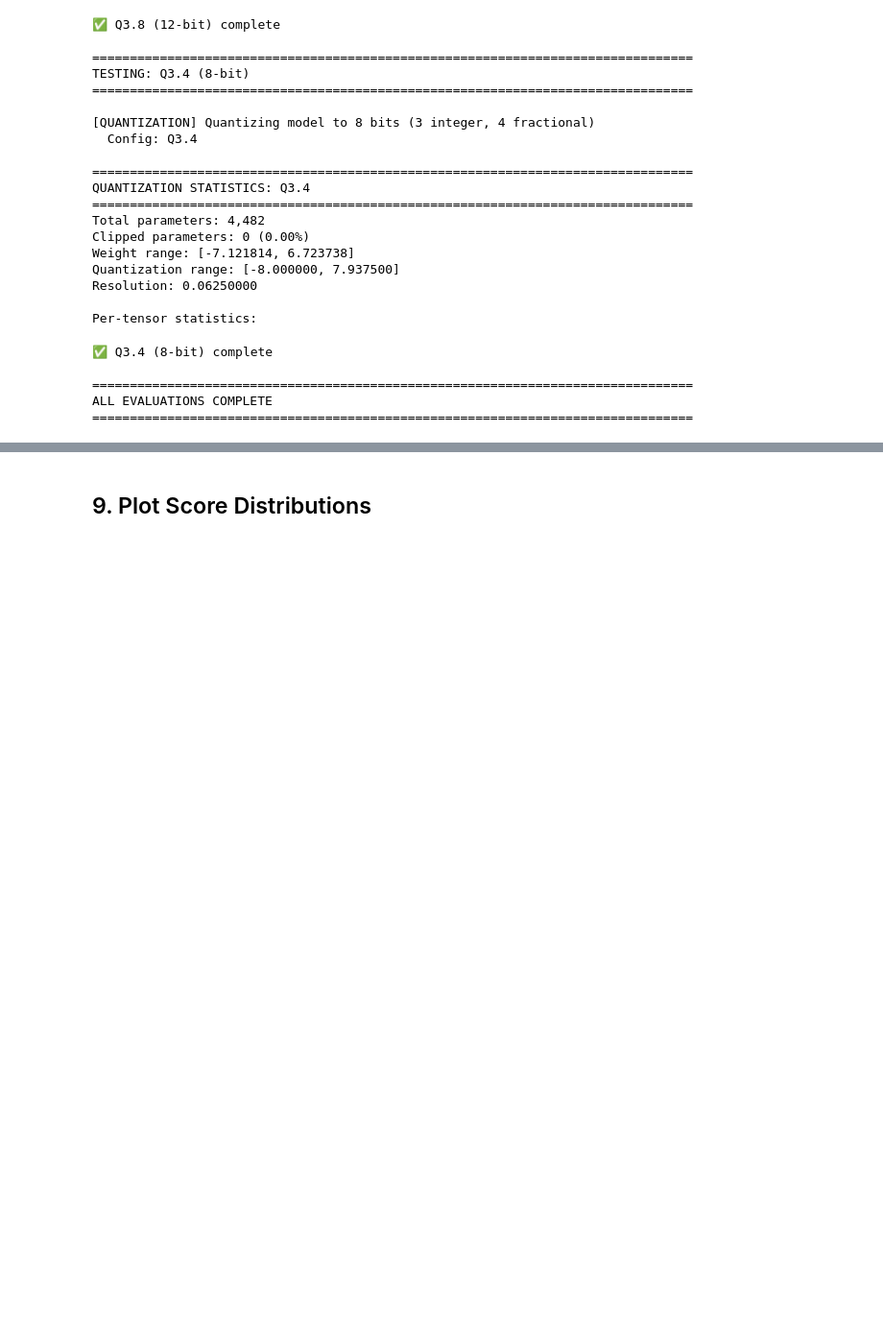
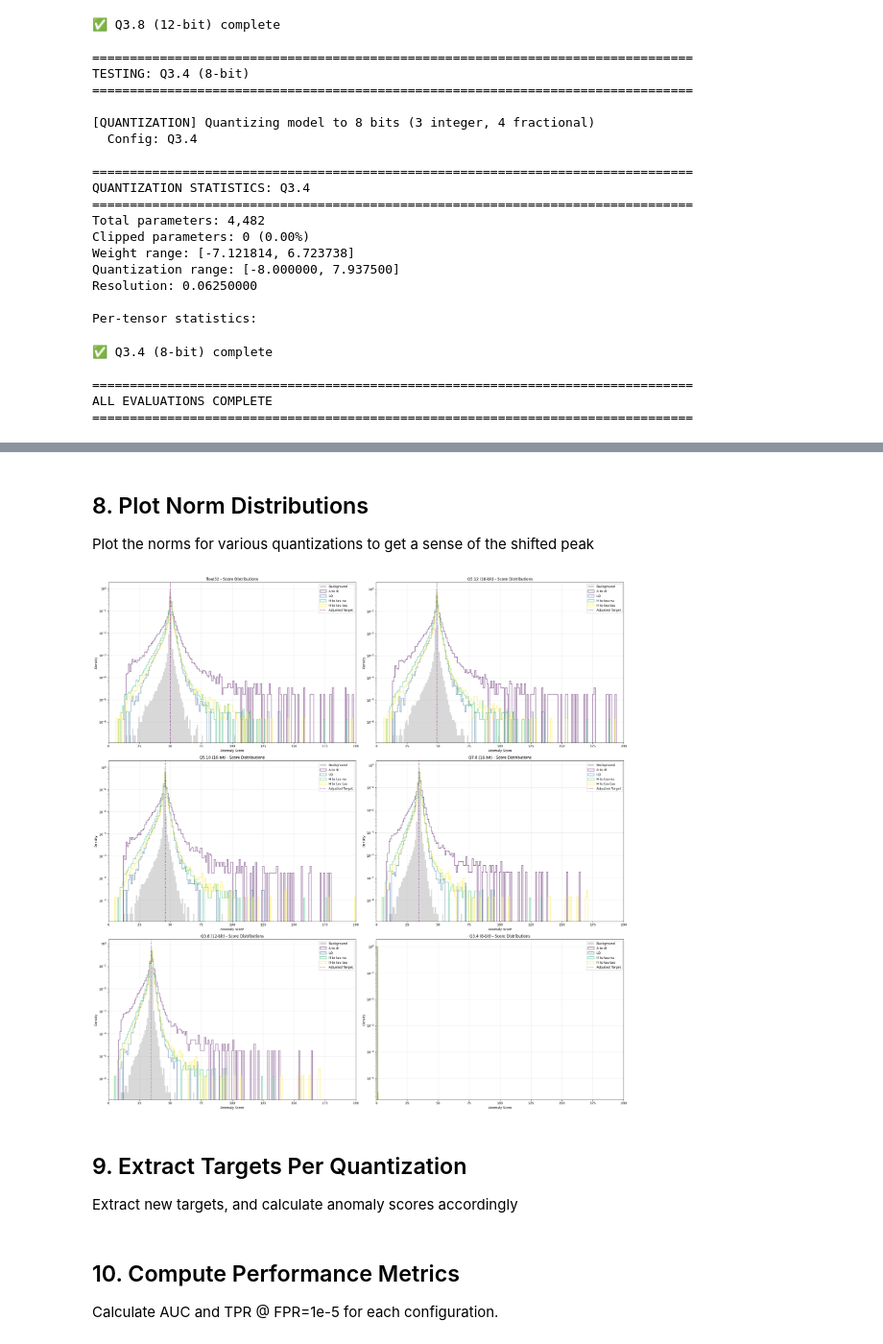
Before and after one commit to SLAC-Julia-Group/hardware-aware-tensor-networks, a Jupyter notebook: TN/quantization_testbed.ipynb, the cells around one changed output, grey strips where cells are left out. Shown: that part at 96% size. Saved outputs shown, nothing was run; the diff lists cells and outputs as text; code cells hidden in the pictures; blank space fills up the shorter version.

```diff
--- a/TN/quantization_testbed.ipynb
+++ b/TN/quantization_testbed.ipynb
@@ -404,5 +345,64 @@ LQ                0.000176      -0.000003       -0.000021        0.000000      -
-# %% [markdown]
-## 9. Plot Score Distributions
 # %%
 output_dir = model_dir+'/quantization_results'
 os.makedirs(output_dir, exist_ok=True)
+# %% [markdown]
+## 8. Plot Norm Distributions
+
+Plot the norms for various quantizations to get a sense of the shifted peak
+# %%
+targets_adjusted = {
+    'float32': 50.0,
+    'Q5.12 (18-bit)': 49.0,
+    'Q5.10 (16-bit)': 46.0,
+    'Q7.8 (16-bit)': 35.0,
+    'Q3.8 (12-bit)': 35.0,
+    'Q3.4 (8-bit)': 0.0,
+}
+
+# Plot distributions for each precision
+n_configs = len(all_norms)
+n_signals = len(signal_loaders)
+
+import math
+fig, axes = plt.subplots(math.ceil(n_configs/2), 2, figsize=(24, 4*n_configs))
+if n_configs == 1:
+    axes = [axes]
+
+colors = plt.cm.viridis(np.linspace(0, 1, n_signals))
+xmin = 0
+xmax = 200
+bins = np.linspace(xmin, xmax, xmax-xmin)
+
+for config_idx, (config_name, results) in enumerate(all_norms.items()):
+    ax = axes[int(config_idx/2)][config_idx%2]
+
+    # Plot background
+    bkg_scores = results['background']
+    ax.hist(bkg_scores, bins=bins, alpha=0.3, label='Background',
+            density=True, histtype='stepfilled', color='gray')
+
+    # Plot signals for each config
+    for sig_idx, signal_name in enumerate(signal_loaders.keys()):
+        sig_scores = results['signals'][signal_name]
+        ax.hist(sig_scores, bins=bins, alpha=0.5, label=f'{signal_name}',
+                density=True, histtype='step', linewidth=2, color=colors[sig_idx])
+
+    ax.axvline(targets_adjusted[config_name], color='purple', linestyle=':', label='Adjusted Target')
+
+    ax.set_xlabel('Anomaly Score')
+    ax.set_ylabel('Density')
+    ax.set_title(f'{config_name} - Score Distributions')
+    ax.legend(loc='best')
+    ax.set_yscale('log')
+    ax.grid(alpha=0.3)
+    ax.set_xlim([xmin, xmax])
+
+plt.tight_layout()
+plt.savefig(output_dir+"/norm_distributions_byprecision.png")
+plt.show()
+# %% [output]
+[figure, added]
+# %% [markdown]
+## 9. Extract Targets Per Quantization
+
+Extract new targets, and calculate anomaly scores accordingly
@@ -408,0 +447,4 @@ os.makedirs(output_dir, exist_ok=True)
+# %% [markdown]
+## 10. Compute Performance Metrics
+
+Calculate AUC and TPR @ FPR=1e-5 for each configuration.
```
Also changed, not shown: parts of 19 cells of this notebook.
